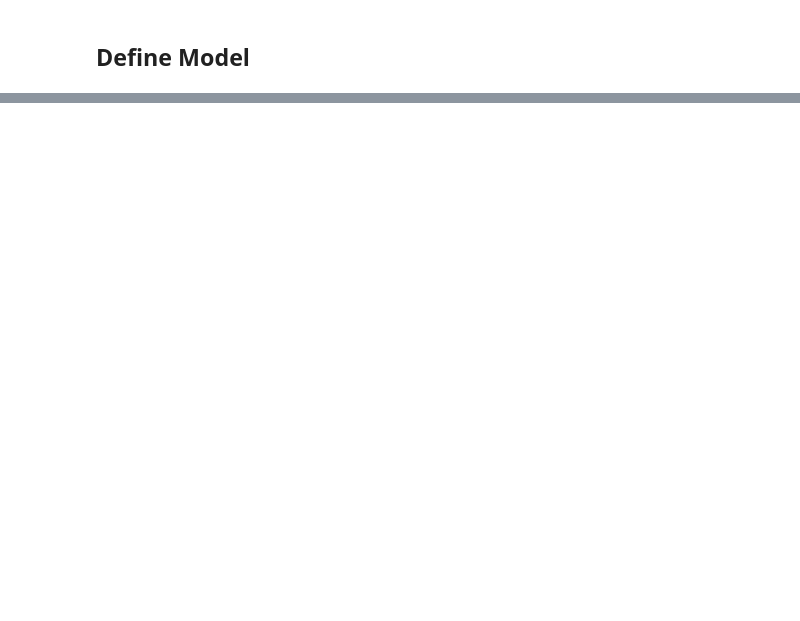
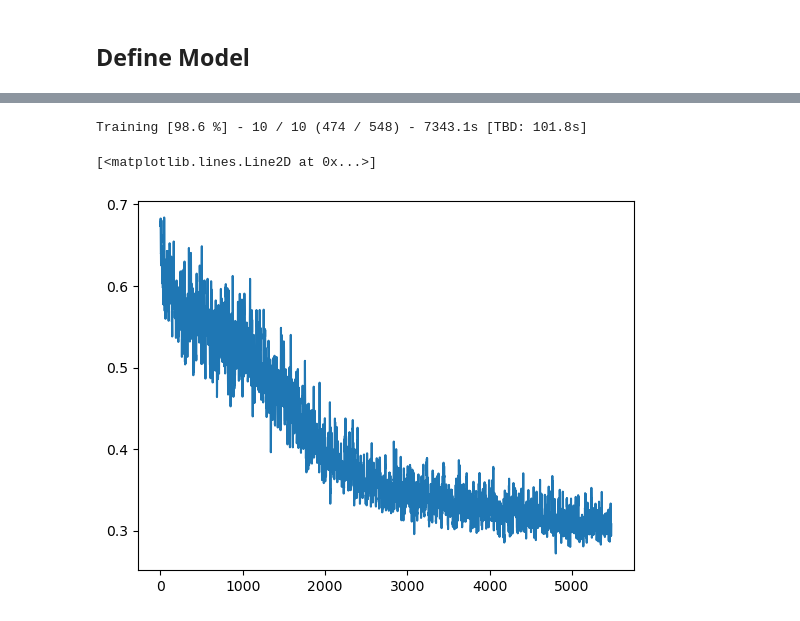
Before and after one commit to SammyAgrawal/modelPipeliningLEAP, a Jupyter notebook: Training.ipynb, the cells around one changed output, grey strips where cells are left out. Cells and saved outputs as stored; diff of their text form; code cells hidden in the pictures; blank space fills up the shorter version.

```diff
--- a/Training.ipynb
+++ b/Training.ipynb
@@ -717,0 +575,14 @@ torch.Size([32, 116])
+# %%
+dataloader = DataLoader(dataset, batch_size=train_params['batch_size'], shuffle=True)
+# %%
+save_params = {
+    'name' : 'VED_real_trial', # RMB
+    'plot' : True,
+    'save' : True,
+    'model_path' : "/home/jovyan/Samarth/Main/saved_data/models",
+    'savefig' : False,
+    'save_interval' : 300,
+    'figure_path' : '/home/jovyan/Samarth/Main/saved_data/figures',
+    'filetype' : '.pt',
+
+}
@@ -717,0 +642,12 @@ torch.Size([32, 116])
+# %%
+model, info = trainer(VED, dataloader, save_params, train_params)
+# %% [output]
+Training [98.6 %] - 10 / 10 (474 / 548) - 7343.1s [TBD: 101.8s]
+# %%
+kernel_size = 5
+kernel = np.ones(kernel_size) / kernel_size
+# %%
+plt.plot(np.convolve(info['losses'], kernel, mode='valid'))
+# %% [output]
+[<matplotlib.lines.Line2D at 0x...>]
+[figure, added]
```
Also changed, not shown: parts of 105 cells of this notebook, 4 other files.
